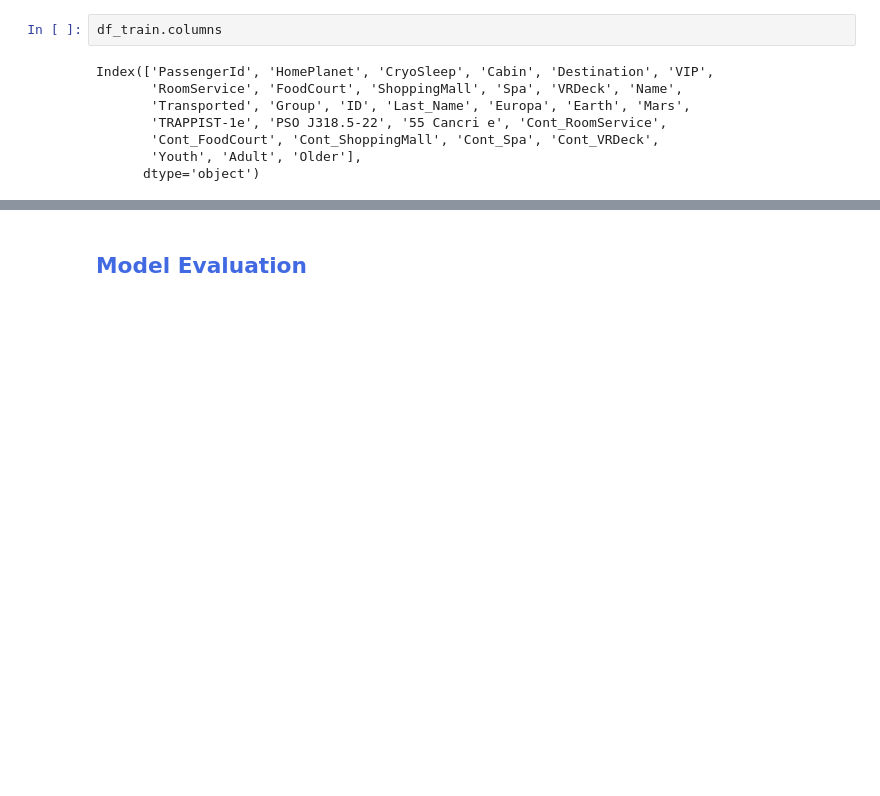
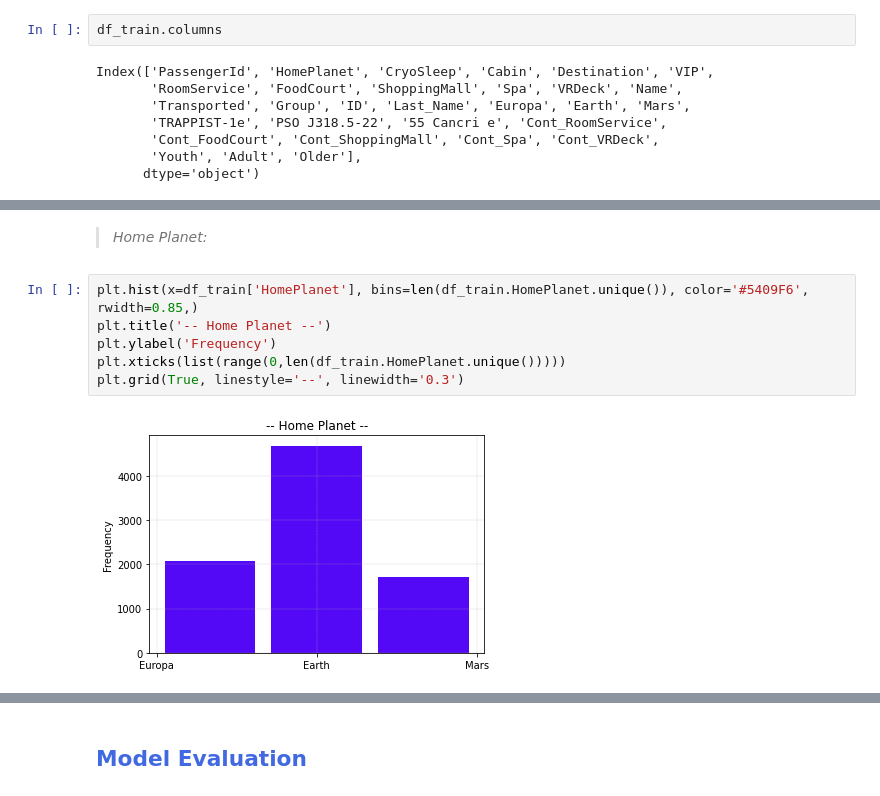
Before and after one commit to melixxa07/AI-Project, a Jupyter notebook: 01 - Data Exploration.ipynb, the cells around one changed output, grey strips where cells are left out. Cells and saved outputs as stored; diff of their text form; blank space fills up the shorter version.

```diff
--- a/01 - Data Exploration.ipynb
+++ b/01 - Data Exploration.ipynb
@@ -261,0 +295,10 @@ Index(['PassengerId', 'HomePlanet', 'CryoSleep', 'Cabin', 'Destination', 'VIP',
+# %% [markdown]
+> <font face = 'Century'> _Home Planet:_
+# %%
+plt.hist(x=df_train['HomePlanet'], bins=len(df_train.HomePlanet.unique()), color='#5409F6', rwidth=0.85,)
+plt.title('-- Home Planet --')
+plt.ylabel('Frequency')
+plt.xticks(list(range(0,len(df_train.HomePlanet.unique()))))
+plt.grid(True, linestyle='--', linewidth='0.3')
+# %% [output]
+[figure, added]
```
Also changed, not shown: parts of 38 cells of this notebook.
